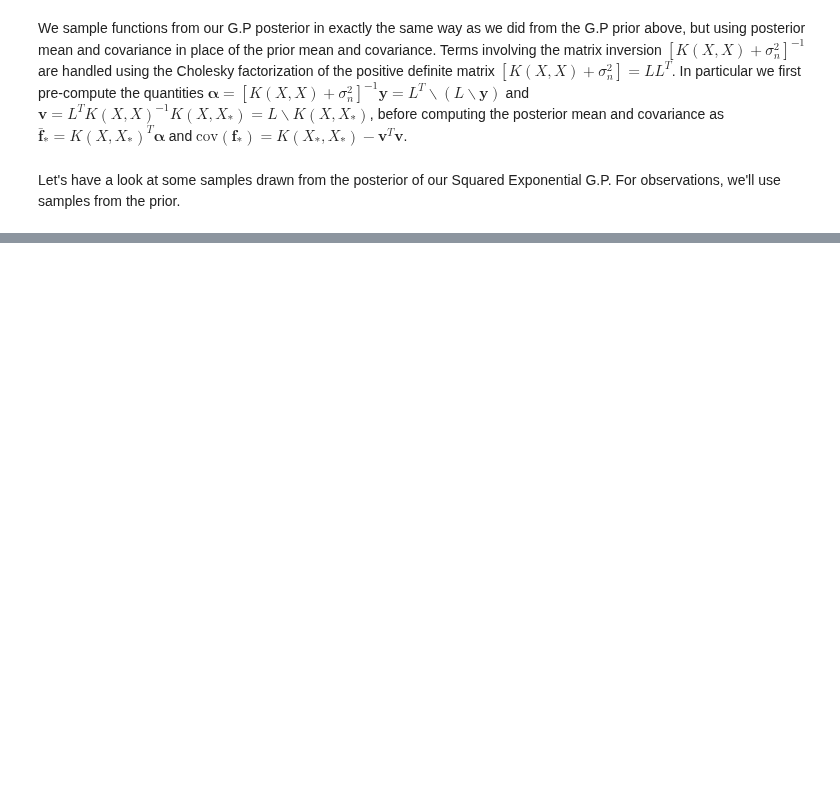
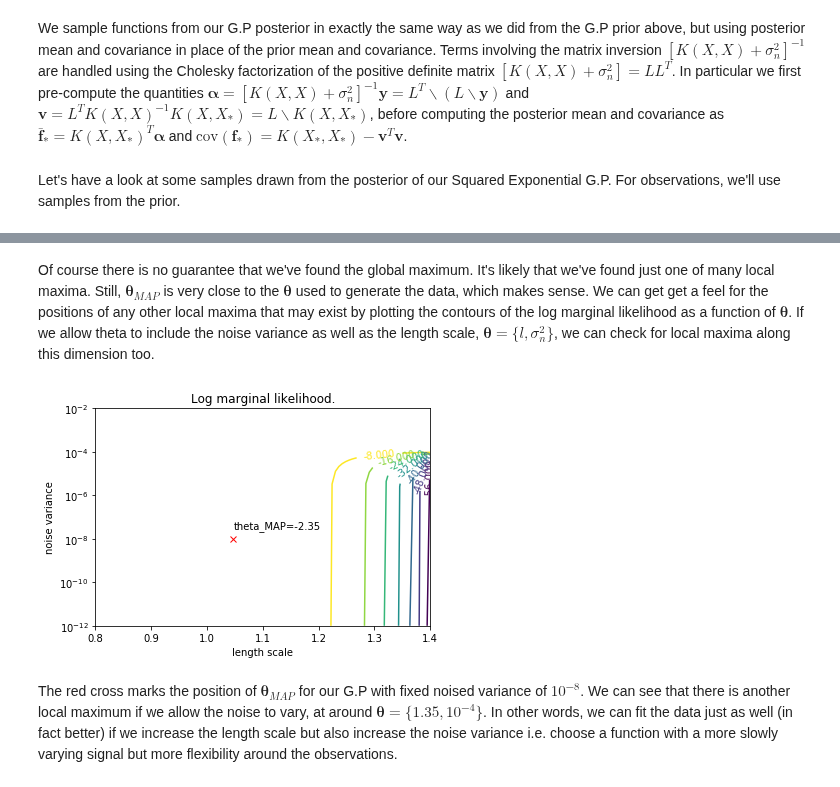
Before and after one commit to michaeloneill/GaussianProcesses, a Jupyter notebook: GPR_blog.ipynb, the cells around one changed output, grey strips where cells are left out. Saved outputs shown, nothing was run; the diff lists cells and outputs as text; code cells hidden in the pictures; blank space fills up the shorter version.

```diff
--- a/GPR_blog.ipynb
+++ b/GPR_blog.ipynb
@@ -561,4 +344,0 @@ GPR.log_marginal_likelihood = log_marginal_likelihood
-# %%
-X = np.sort(np.random.uniform(-5, 5, 10))[:, np.newaxis]
-kernel = RBF(length_scale=1)
-gp = GPR(kernel, 'L-BFGS-B', noise_var=1e-10)
@@ -580,2 +344,0 @@ X_test = np.arange(-5, 5, 0.005)[:, np.newaxis]
-# %%
-gp.fit(X, y_sample[:, 0], True)
@@ -623,0 +345,2 @@ plt.clabel(CS, inline=1, fontsize=10)
+# %% [markdown]
+Of course there is no guarantee that we've found the global maximum. It's likely that we've found just one of many local maxima. Still, $\pmb{\theta}_{MAP}$ is very close to the $\pmb{\theta}$ used to generate the data, which makes sense. We can get get a feel for the positions of any other local maxima that may exist by plotting the contours of the log marginal likelihood as a function of $\pmb{\theta}$. If we allow theta to include the noise variance as well as the length scale, $\pmb{\theta} = \{l, \sigma_n^2\}$, we can check for local maxima along this dimension too.
@@ -623,0 +356,18 @@ plt.clabel(CS, inline=1, fontsize=10)
+# %%
+# Plot the contours.
+fig, ax = plt.subplots()
+ax.set_yscale('log')
+levels = np.arange(-3, 3, 0.25)
+CS = ax.contour(X, Y, Z)
+plt.clabel(CS, inline=1, fontsize=10)
+plt.plot(gp.kernel.theta_MAP[0], gp.noise_var, color='red', marker='x')
+plt.annotate('theta_MAP={:.2f}'.format(
+    gp.max_log_marginal_likelihood_value), xy=(gp.kernel.theta_MAP[0], gp.noise_var+2e-8))
+plt.title('Log marginal likelihood.')
+plt.xlabel('length scale')
+plt.ylabel('noise variance')
+plt.show()
+# %% [output]
+[figure, added]
+# %% [markdown]
+The red cross marks the position of $\pmb{\theta}_{MAP}$ for our G.P with fixed noised variance of $10^{-8}$. We can see that there is another local maximum if we allow the noise to vary, at around $\pmb{\theta}=\{1.35, 10^{-4}\}$. In other words, we can fit the data just as well (in fact better) if we increase the length scale but also increase the noise variance i.e. choose a function with a more slowly varying signal but more flexibility around the observations.
```
Also changed, not shown: parts of 102 cells of this notebook.
